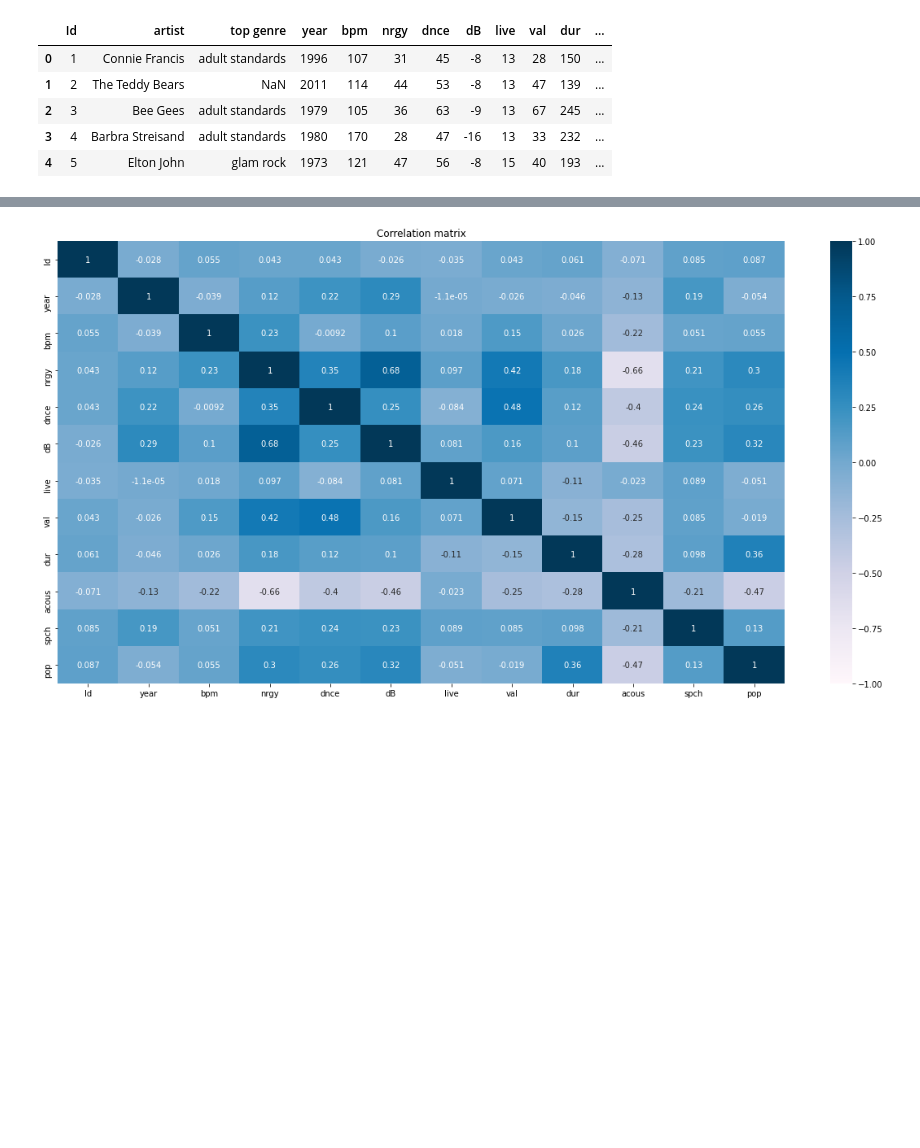
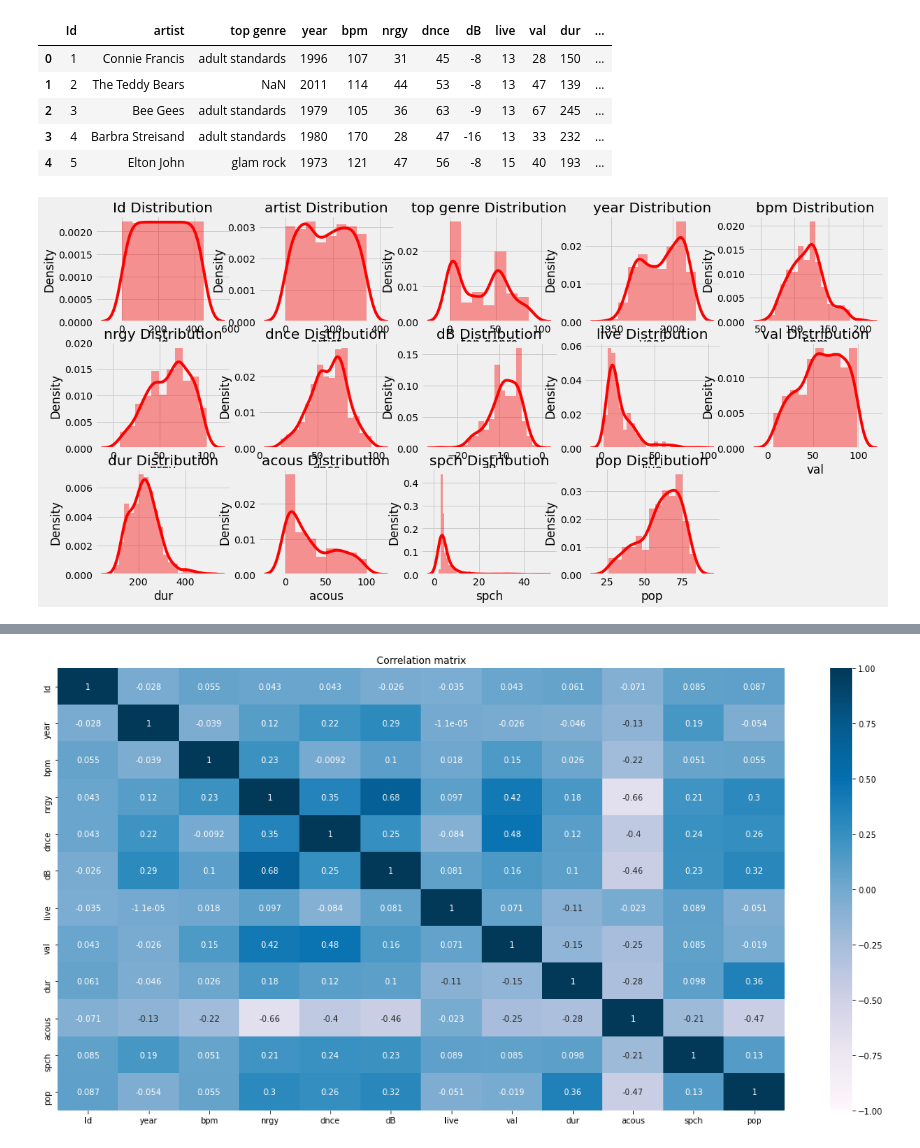
Before and after one commit to junaidiqbalsyed/ML_for_DA, a Jupyter notebook: Assignment1-MlRegression.ipynb, the cells around one changed output, grey strips where cells are left out. Drawn from its saved outputs; the diff is of its cells as text; code cells hidden in the pictures; blank space fills up the shorter version.

```diff
--- a/Assignment1-MlRegression.ipynb
+++ b/Assignment1-MlRegression.ipynb
@@ -149,6 +149,18 @@ df.head()
 | 4 | 5 | Elton John | glam rock | 1973 | 121 | 47 | 56 | -8 | 15 | 40 | 193 | ... |
 # %%
 #Checking out the data
+# %%
+continuous_distributions=df.columns
+#Conditinos distribution over various parameters
+plt.figure(figsize=(18, 15))
+for i, dist_col in enumerate(continuous_distributions):
+
+
+  plt.subplot(5, 5, i+1)
+  sns.distplot(df[dist_col], color ='red')
+  plt.title(dist_col + " Distribution")
+# %% [output]
+[figure, added]
 # %%
 
 #Frequency variation
```
Also changed, not shown: parts of 7 cells of this notebook.
